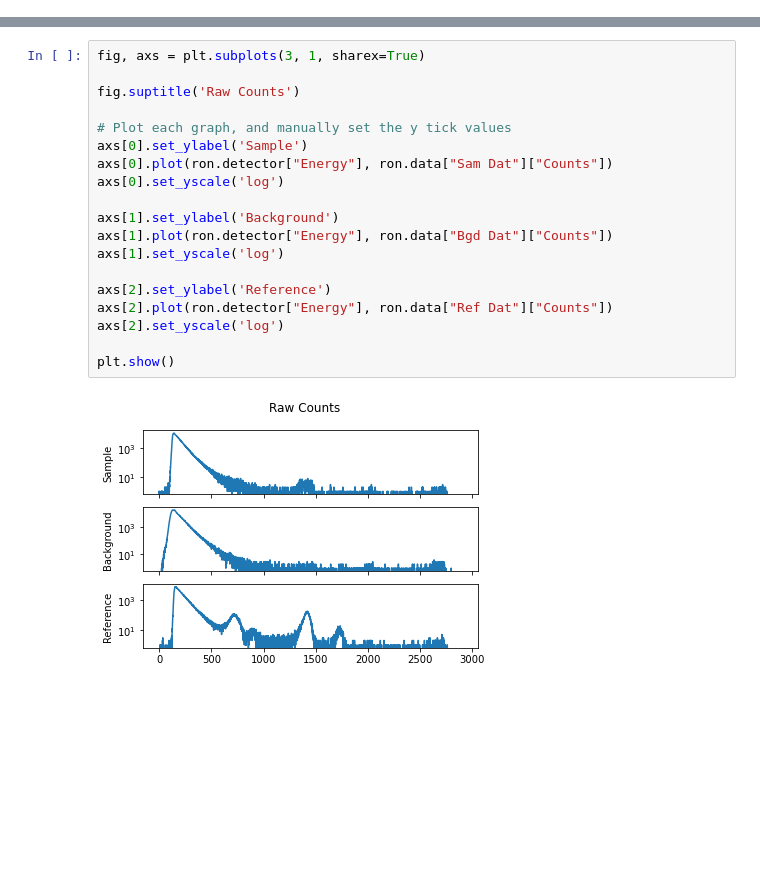
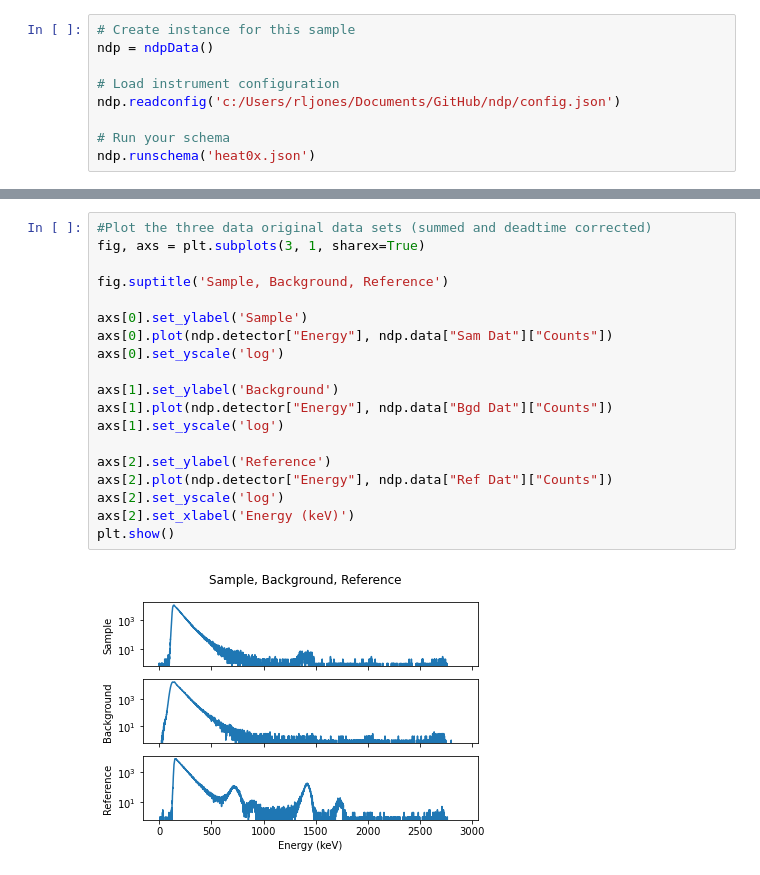
Before and after one commit to martintb/ndp, a Jupyter notebook: Jupyter/NDPReduce.ipynb, the cells around one changed output, grey strips where cells are left out. Cells and saved outputs as stored; diff of their text form; blank space fills up the shorter version.

```diff
--- a/Jupyter/NDPReduce.ipynb
+++ b/Jupyter/NDPReduce.ipynb
@@ -43,0 +30,9 @@ pprint(ron.data)
+# %%
+# Create instance for this sample
+ndp = ndpData()
+
+# Load instrument configuration
+ndp.readconfig('c:/Users/rljones/Documents/GitHub/ndp/config.json')
+
+# Run your schema
+ndp.runschema('heat0x.json')
@@ -44,21 +115,21 @@ pprint(ron.data)
 # %%
+#Plot the three data original data sets (summed and deadtime corrected)
 fig, axs = plt.subplots(3, 1, sharex=True)
 
-fig.suptitle('Raw Counts')
+fig.suptitle('Sample, Background, Reference')
 
-# Plot each graph, and manually set the y tick values
 axs[0].set_ylabel('Sample')
-axs[0].plot(ron.detector["Energy"], ron.data["Sam Dat"]["Counts"])
+axs[0].plot(ndp.detector["Energy"], ndp.data["Sam Dat"]["Counts"])
 axs[0].set_yscale('log')
 
 axs[1].set_ylabel('Background')
-axs[1].plot(ron.detector["Energy"], ron.data["Bgd Dat"]["Counts"])
+axs[1].plot(ndp.detector["Energy"], ndp.data["Bgd Dat"]["Counts"])
 axs[1].set_yscale('log')
 
 axs[2].set_ylabel('Reference')
-axs[2].plot(ron.detector["Energy"], ron.data["Ref Dat"]["Counts"])
+axs[2].plot(ndp.detector["Energy"], ndp.data["Ref Dat"]["Counts"])
 axs[2].set_yscale('log')
-
+axs[2].set_xlabel('Energy (keV)')
 plt.show()
 # %% [output]
-[figure, old version]
+[figure, new version]
```
Also changed, not shown: parts of 12 cells of this notebook, 8 other files.
